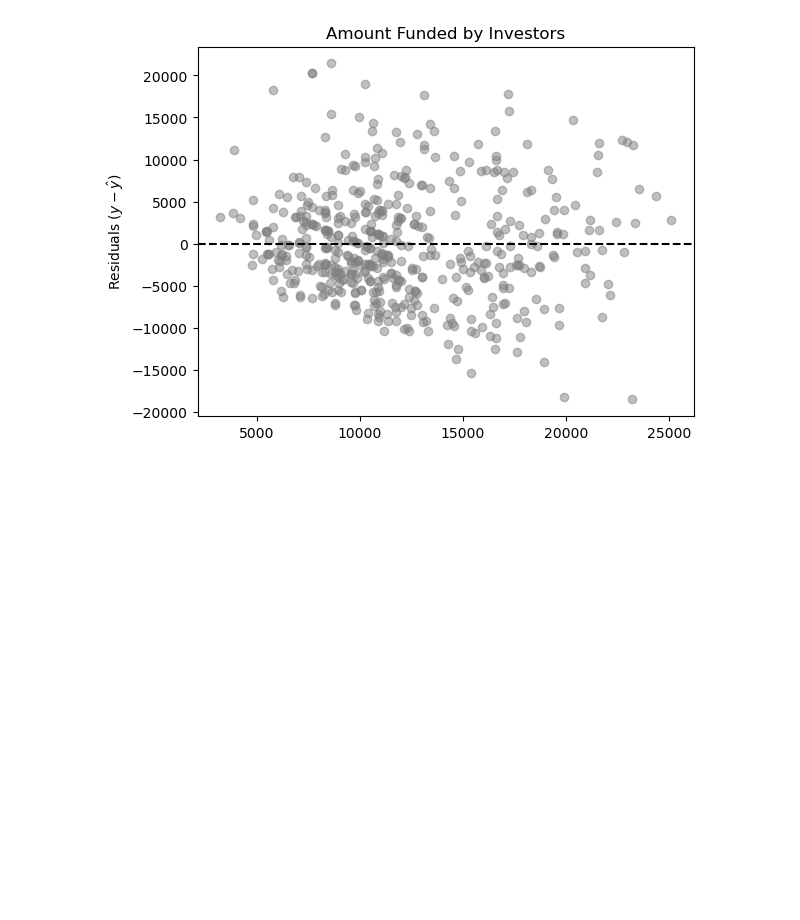
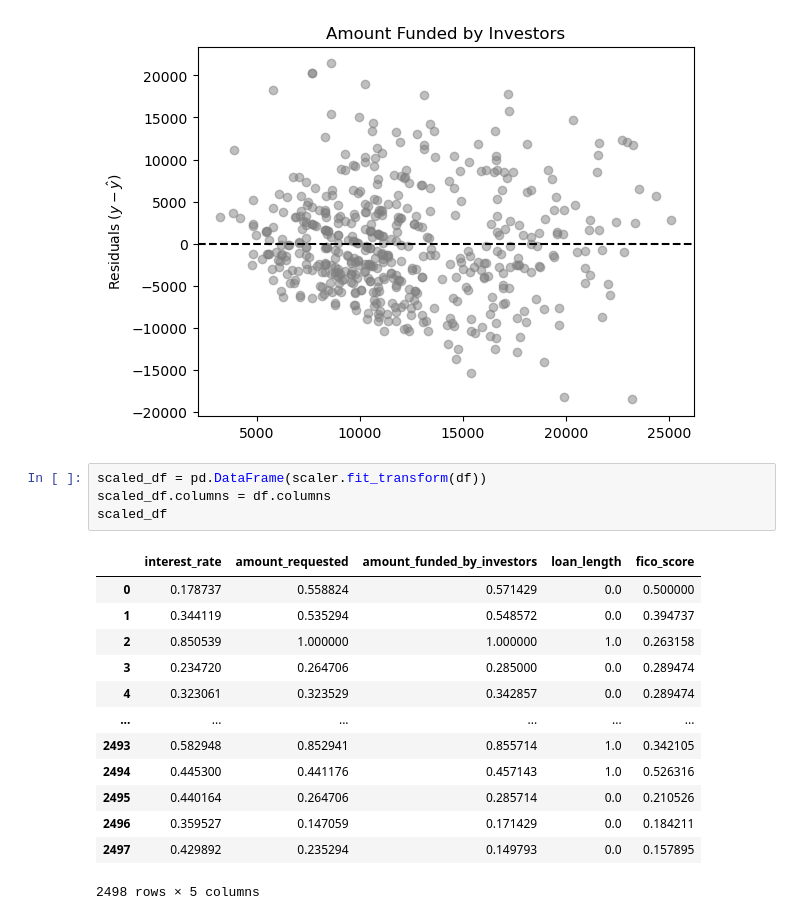
Before and after one commit to TLuter-252/Linear-Regression-Case-Study, a Jupyter notebook: loan_insights.ipynb, the cells around one changed output. Drawn from its saved outputs; the diff is of its cells as text; blank space fills up the shorter version.

```diff
--- a/loan_insights.ipynb
+++ b/loan_insights.ipynb
@@ -366,4 +366,22 @@ residual_plot(ax, X_test, y_test, y_pred)
 plt.title('Amount Funded by Investors');
 # %% [output]
 [figure]
+# %%
+scaled_df = pd.DataFrame(scaler.fit_transform(df))
+scaled_df.columns = df.columns
+scaled_df
+# %% [output]
+|  | interest_rate | amount_requested | amount_funded_by_investors | loan_length | fico_score |
+| 0 | 0.178737 | 0.558824 | 0.571429 | 0.0 | 0.500000 |
+| 1 | 0.344119 | 0.535294 | 0.548572 | 0.0 | 0.394737 |
+| 2 | 0.850539 | 1.000000 | 1.000000 | 1.0 | 0.263158 |
+| 3 | 0.234720 | 0.264706 | 0.285000 | 0.0 | 0.289474 |
+| 4 | 0.323061 | 0.323529 | 0.342857 | 0.0 | 0.289474 |
+| ... | ... | ... | ... | ... | ... |
+| 2493 | 0.582948 | 0.852941 | 0.855714 | 1.0 | 0.342105 |
+| 2494 | 0.445300 | 0.441176 | 0.457143 | 1.0 | 0.526316 |
+| 2495 | 0.440164 | 0.264706 | 0.285714 | 0.0 | 0.210526 |
+| 2496 | 0.359527 | 0.147059 | 0.171429 | 0.0 | 0.184211 |
+| 2497 | 0.429892 | 0.235294 | 0.149793 | 0.0 | 0.157895 |
+2498 rows × 5 columns
 # %%
```
Also changed, not shown: parts of 1 cell of this notebook.
